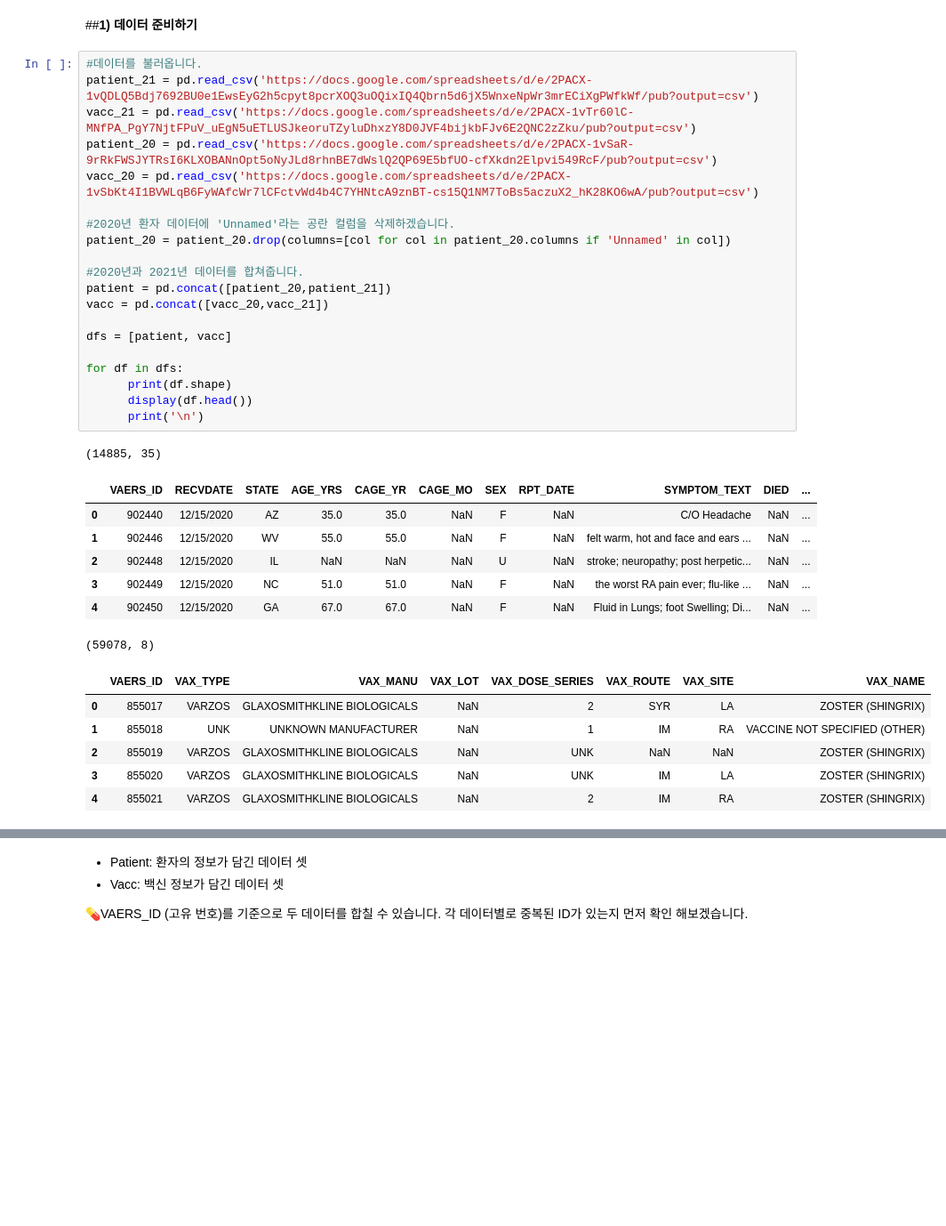
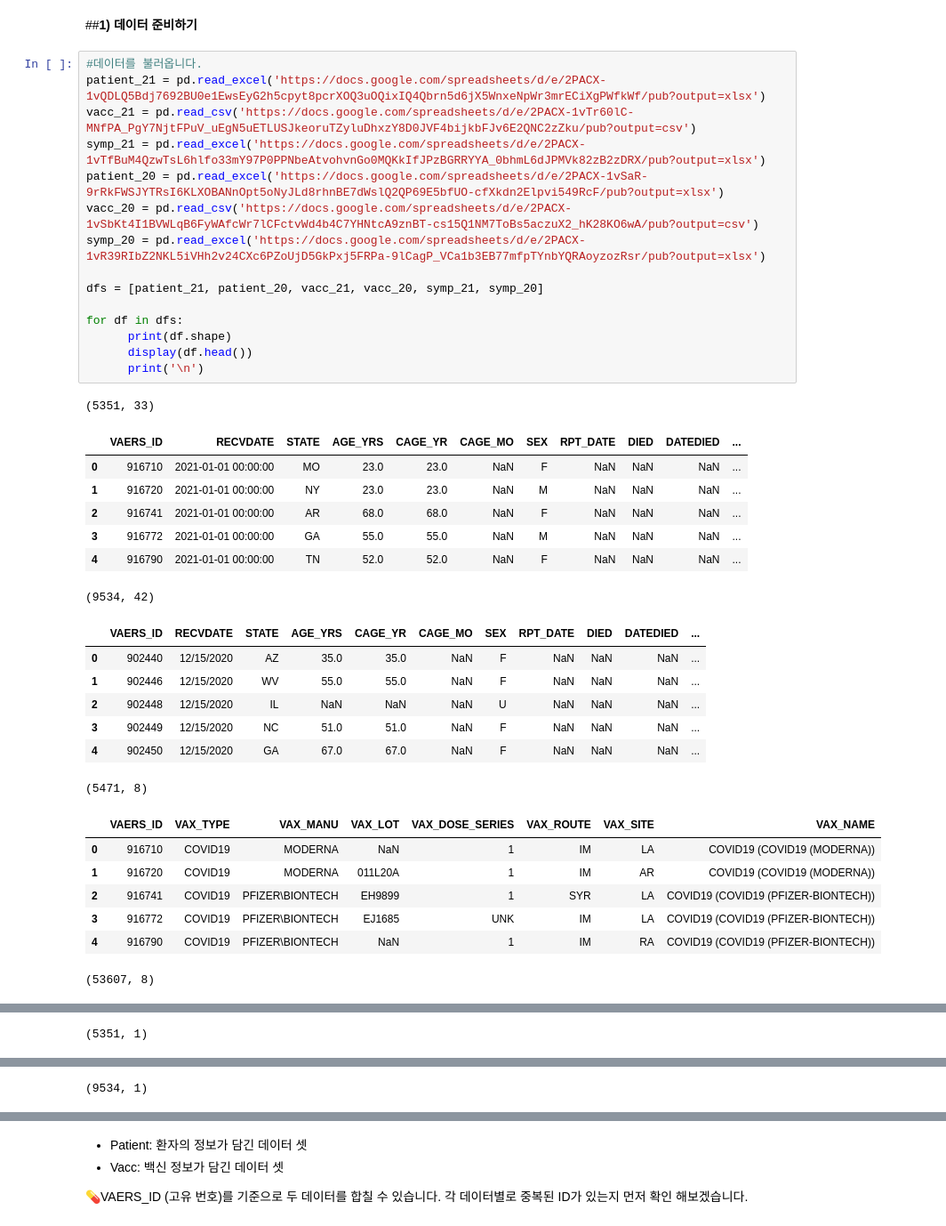
Before and after one commit to Gyeong-Hyeon/AI_Project, a Jupyter notebook: Section2/AI_01_염경현.ipynb, the cells around one changed output, grey strips where cells are left out. Shown: that part at 89% size. Saved outputs shown, nothing was run; the diff lists cells and outputs as text; blank space fills up the shorter version.

```diff
--- a/Section2/AI_01_염경현.ipynb
+++ b/Section2/AI_01_염경현.ipynb
@@ -31,36 +31,39 @@ import warnings
 ##**1) 데이터 준비하기**
 # %%
 #데이터를 불러옵니다.
-patient_21 = pd.read_csv('https://docs.google.com/spreadsheets/d/e/2PACX-1vQDLQ5Bdj7692BU0e1EwsEyG2h5cpyt8pcrXOQ3uOQixIQ4Qbrn5d6jX5WnxeNpWr3mrECiXgPWfkWf/pub?output=csv')
+patient_21 = pd.read_excel('https://docs.google.com/spreadsheets/d/e/2PACX-1vQDLQ5Bdj7692BU0e1EwsEyG2h5cpyt8pcrXOQ3uOQixIQ4Qbrn5d6jX5WnxeNpWr3mrECiXgPWfkWf/pub?output=xlsx')
 vacc_21 = pd.read_csv('https://docs.google.com/spreadsheets/d/e/2PACX-1vTr60lC-MNfPA_PgY7NjtFPuV_uEgN5uETLUSJkeoruTZyluDhxzY8D0JVF4bijkbFJv6E2QNC2zZku/pub?output=csv')
-patient_20 = pd.read_csv('https://docs.google.com/spreadsheets/d/e/2PACX-1vSaR-9rRkFWSJYTRsI6KLXOBANnOpt5oNyJLd8rhnBE7dWslQ2QP69E5bfUO-cfXkdn2Elpvi549RcF/pub?output=csv')
+symp_21 = pd.read_excel('https://docs.google.com/spreadsheets/d/e/2PACX-1vTfBuM4QzwTsL6hlfo33mY97P0PPNbeAtvohvnGo0MQKkIfJPzBGRRYYA_0bhmL6dJPMVk82zB2zDRX/pub?output=xlsx')
+patient_20 = pd.read_excel('https://docs.google.com/spreadsheets/d/e/2PACX-1vSaR-9rRkFWSJYTRsI6KLXOBANnOpt5oNyJLd8rhnBE7dWslQ2QP69E5bfUO-cfXkdn2Elpvi549RcF/pub?output=xlsx')
 vacc_20 = pd.read_csv('https://docs.google.com/spreadsheets/d/e/2PACX-1vSbKt4I1BVWLqB6FyWAfcWr7lCFctvWd4b4C7YHNtcA9znBT-cs15Q1NM7ToBs5aczuX2_hK28KO6wA/pub?output=csv')
+symp_20 = pd.read_excel('https://docs.google.com/spreadsheets/d/e/2PACX-1vR39RIbZ2NKL5iVHh2v24CXc6PZoUjD5GkPxj5FRPa-9lCagP_VCa1b3EB77mfpTYnbYQRAoyzozRsr/pub?output=xlsx')
 
-#2020년 환자 데이터에 'Unnamed'라는 공란 컬럼을 삭제하겠습니다.
-patient_20 = patient_20.drop(columns=[col for col in patient_20.columns if 'Unnamed' in col])
-
-#2020년과 2021년 데이터를 합쳐줍니다.
-patient = pd.concat([patient_20,patient_21])
-vacc = pd.concat([vacc_20,vacc_21])
-
-dfs = [patient, vacc]
+dfs = [patient_21, patient_20, vacc_21, vacc_20, symp_21, symp_20]
 
 for df in dfs:
       print(df.shape)
       display(df.head())
       print('\n')
 # %% [output]
-(14885, 35)
+(5351, 33)
-|  | VAERS_ID | RECVDATE | STATE | AGE_YRS | CAGE_YR | CAGE_MO | SEX | RPT_DATE | SYMPTOM_TEXT | DIED | ... |
-| 0 | 902440 | 12/15/2020 | AZ | 35.0 | 35.0 | NaN | F | NaN | C/O Headache | NaN | ... |
-| 1 | 902446 | 12/15/2020 | WV | 55.0 | 55.0 | NaN | F | NaN | felt warm, hot and face and ears ... | NaN | ... |
-| 2 | 902448 | 12/15/2020 | IL | NaN | NaN | NaN | U | NaN | stroke; neuropathy; post herpetic... | NaN | ... |
-| 3 | 902449 | 12/15/2020 | NC | 51.0 | 51.0 | NaN | F | NaN | the worst RA pain ever; flu-like ... | NaN | ... |
-| 4 | 902450 | 12/15/2020 | GA | 67.0 | 67.0 | NaN | F | NaN | Fluid in Lungs; foot Swelling; Di... | NaN | ... |
+|  | VAERS_ID | RECVDATE | STATE | AGE_YRS | CAGE_YR | CAGE_MO | SEX | RPT_DATE | DIED | DATEDIED | ... |
+| 0 | 916710 | 2021-01-01 00:00:00 | MO | 23.0 | 23.0 | NaN | F | NaN | NaN | NaN | ... |
+| 1 | 916720 | 2021-01-01 00:00:00 | NY | 23.0 | 23.0 | NaN | M | NaN | NaN | NaN | ... |
+| 2 | 916741 | 2021-01-01 00:00:00 | AR | 68.0 | 68.0 | NaN | F | NaN | NaN | NaN | ... |
+| 3 | 916772 | 2021-01-01 00:00:00 | GA | 55.0 | 55.0 | NaN | M | NaN | NaN | NaN | ... |
+| 4 | 916790 | 2021-01-01 00:00:00 | TN | 52.0 | 52.0 | NaN | F | NaN | NaN | NaN | ... |
-(59078, 8)
+(9534, 42)
-|  | VAERS_ID | VAX_TYPE | VAX_MANU | VAX_LOT | VAX_DOSE_SERIES | VAX_ROUTE | VAX_SITE | VAX_NAME |
-| 0 | 855017 | VARZOS | GLAXOSMITHKLINE BIOLOGICALS | NaN | 2 | SYR | LA | ZOSTER (SHINGRIX) |
-| 1 | 855018 | UNK | UNKNOWN MANUFACTURER | NaN | 1 | IM | RA | VACCINE NOT SPECIFIED (OTHER) |
-| 2 | 855019 | VARZOS | GLAXOSMITHKLINE BIOLOGICALS | NaN | UNK | NaN | NaN | ZOSTER (SHINGRIX) |
-| 3 | 855020 | VARZOS | GLAXOSMITHKLINE BIOLOGICALS | NaN | UNK | IM | LA | ZOSTER (SHINGRIX) |
-| 4 | 855021 | VARZOS | GLAXOSMITHKLINE BIOLOGICALS | NaN | 2 | IM | RA | ZOSTER (SHINGRIX) |
+|  | VAERS_ID | RECVDATE | STATE | AGE_YRS | CAGE_YR | CAGE_MO | SEX | RPT_DATE | DIED | DATEDIED | ... |
+| 0 | 902440 | 12/15/2020 | AZ | 35.0 | 35.0 | NaN | F | NaN | NaN | NaN | ... |
+| 1 | 902446 | 12/15/2020 | WV | 55.0 | 55.0 | NaN | F | NaN | NaN | NaN | ... |
+| 2 | 902448 | 12/15/2020 | IL | NaN | NaN | NaN | U | NaN | NaN | NaN | ... |
+| 3 | 902449 | 12/15/2020 | NC | 51.0 | 51.0 | NaN | F | NaN | NaN | NaN | ... |
+| 4 | 902450 | 12/15/2020 | GA | 67.0 | 67.0 | NaN | F | NaN | NaN | NaN | ... |
+(5471, 8)
+|  | VAERS_ID | VAX_TYPE | VAX_MANU | VAX_LOT | VAX_DOSE_SERIES | VAX_ROUTE | VAX_SITE | VAX_NAME |
+| 0 | 916710 | COVID19 | MODERNA | NaN | 1 | IM | LA | COVID19 (COVID19 (MODERNA)) |
+| 1 | 916720 | COVID19 | MODERNA | 011L20A | 1 | IM | AR | COVID19 (COVID19 (MODERNA)) |
+| 2 | 916741 | COVID19 | PFIZER\BIONTECH | EH9899 | 1 | SYR | LA | COVID19 (COVID19 (PFIZER-BIONTECH)) |
+| 3 | 916772 | COVID19 | PFIZER\BIONTECH | EJ1685 | UNK | IM | LA | COVID19 (COVID19 (PFIZER-BIONTECH)) |
+| 4 | 916790 | COVID19 | PFIZER\BIONTECH | NaN | 1 | IM | RA | COVID19 (COVID19 (PFIZER-BIONTECH)) |
+(53607, 8)
@@ -66,0 +76 @@ for df in dfs:
+(5351, 1)
@@ -66,0 +83 @@ for df in dfs:
+(9534, 1)
```
Also changed, not shown: parts of 14 cells of this notebook.
